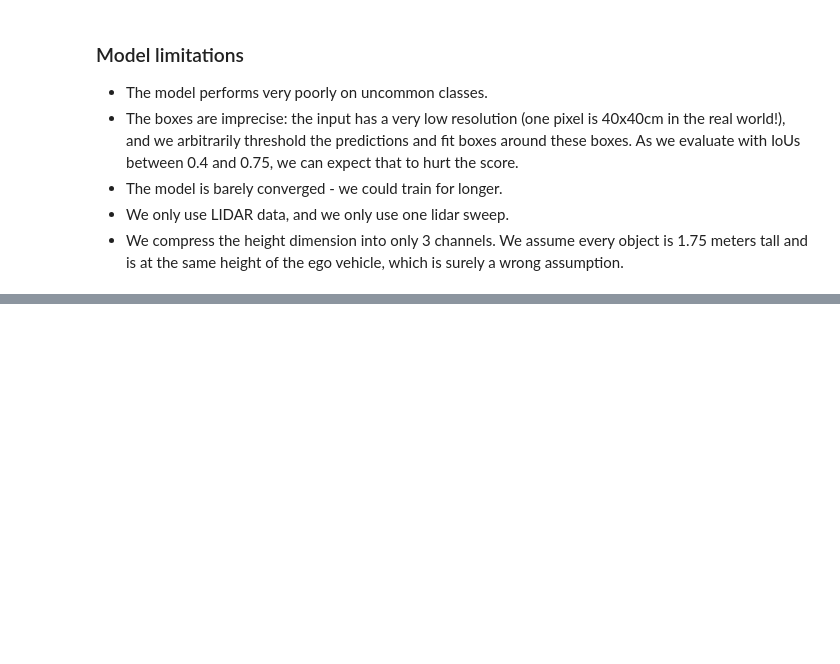
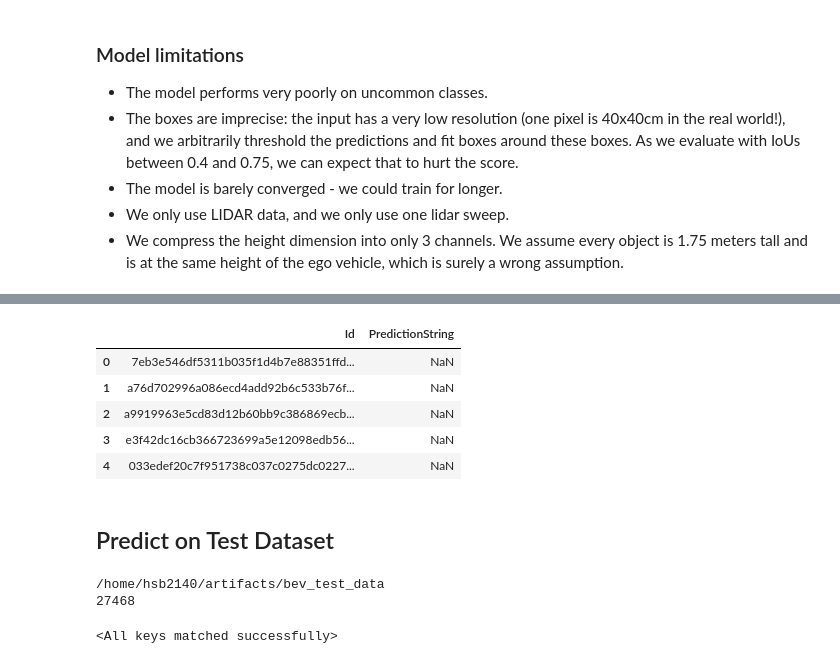
Before and after one commit to shih61/deep-learnging-3d-object-dectation, a Jupyter notebook: reference-model.ipynb, the cells around one changed output, grey strips where cells are left out. Cells and saved outputs as stored; diff of their text form; code cells hidden in the pictures; blank space fills up the shorter version.

```diff
--- a/reference-model.ipynb
+++ b/reference-model.ipynb
@@ -1177,0 +1337,10 @@ shutil.rmtree(validation_data_folder)
+# %%
+sample_sub = pd.read_csv('/home/ys3152/sample_submission.csv')
+sample_sub.head()
+# %% [output]
+|  | Id | PredictionString |
+| 0 | 7eb3e546df5311b035f1d4b7e88351ffd... | NaN |
+| 1 | a76d702996a086ecd4add92b6c533b76f... | NaN |
+| 2 | a9919963e5cd83d12b60bb9c386869ecb... | NaN |
+| 3 | e3f42dc16cb366723699a5e12098edb56... | NaN |
+| 4 | 033edef20c7f951738c037c0275dc0227... | NaN |
@@ -1177,0 +1414,52 @@ shutil.rmtree(validation_data_folder)
+# %% [markdown]
+## Predict on Test Dataset
+# %%
+class BEVTestImageDataset(torch.utils.data.Dataset):
+    def __init__(self, input_filepaths, map_filepaths=None):
+        self.input_filepaths = input_filepaths
+        self.map_filepaths = map_filepaths
+
+        if map_filepaths is not None:
+            assert len(input_filepaths) == len(map_filepaths)
+
+    def __len__(self):
+        return len(self.input_filepaths)
+
+    def __getitem__(self, idx):
+        input_filepath = self.input_filepaths[idx]
+
+        sample_token = input_filepath.split("/")[-1].replace("_input.png","")
+
+        im = cv2.imread(input_filepath, cv2.IMREAD_UNCHANGED)
+
+        if self.map_filepaths:
+            map_filepath = self.map_filepaths[idx]
+            map_im = cv2.imread(map_filepath, cv2.IMREAD_UNCHANGED)
+            im = np.concatenate((im, map_im), axis=2)
+
+        im = im.astype(np.float32)/255
+        im = torch.from_numpy(im.transpose(2,0,1))
+
+        return im, sample_token
+
+input_filepaths = sorted(glob.glob(os.path.join(test_data_folder, "*_input.png")))
+print(test_data_folder)
+print(len(input_filepaths))
+
+batch_size=16
+test_dataset = BEVTestImageDataset(input_filepaths)
+test_dataloader = torch.utils.data.DataLoader(test_dataset, batch_size, shuffle=False, num_workers=os.cpu_count())
+
+
+device = torch.device('cuda' if torch.cuda.is_available() else 'cpu')
+model = get_unet_model(num_output_classes=1+len(classes))
+model = model.to(device)
+
+epoch_to_load=5
+checkpoint_filename = "unet_checkpoint_epoch_{}.pth".format(epoch_to_load)
+checkpoint_filepath = os.path.join(ARTIFACTS_FOLDER, checkpoint_filename)
+model.load_state_dict(torch.load(checkpoint_filepath))
+# %% [output]
+/home/hsb2140/artifacts/bev_test_data
+27468
+<All keys matched successfully>
```
Also changed, not shown: parts of 19 cells of this notebook, 1 other file.
